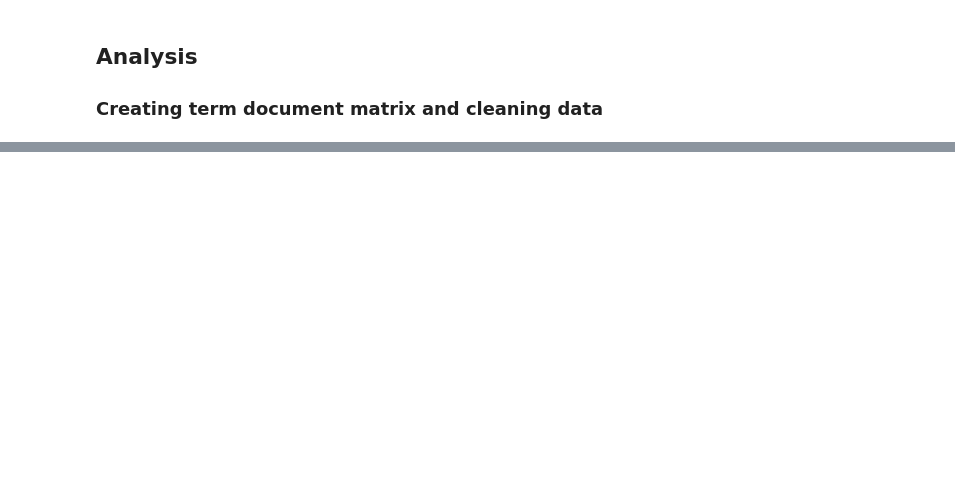
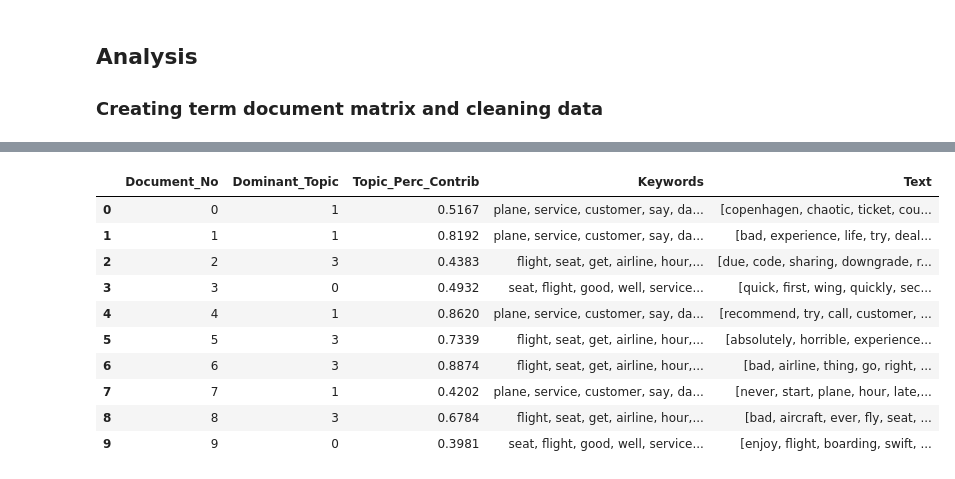
Before and after one commit to ansingh16/British-Airways-Internship, a Jupyter notebook: getting_started.ipynb, the cells around one changed output, grey strips where cells are left out. Drawn from its saved outputs; the diff is of its cells as text; code cells hidden in the pictures; blank space fills up the shorter version.

```diff
--- a/getting_started.ipynb
+++ b/getting_started.ipynb
@@ -247,0 +204,5 @@ term_document_matrix['total_count'].plot.bar()
+# %%
+# Read preprocessed data
+
+with open("../DS-data/prepro.json", "r") as fp:
+    prepro_data = json.load(fp)
@@ -247,0 +233,9 @@ term_document_matrix['total_count'].plot.bar()
+# %%
+# Import LDA model
+from gensim import  models
+
+lda_model = models.ldamodel.LdaModel.load('../DS-data/LDA_model')
+# %%
+for row_list in lda_model[word_corpus]:
+    print(row_list[0])
+    break
@@ -247,0 +244,25 @@ term_document_matrix['total_count'].plot.bar()
+# %%
+def format_topics_sentences(ldamodel=None, corpus=word_corpus, texts=data):
+    # Init output
+    sent_topics_df = pd.DataFrame()
+
+    # Get main topic in each document
+    for row_list in ldamodel[corpus]:
+        row = row_list[0] if ldamodel.per_word_topics else row_list
+        row = sorted(row, key=lambda x: (x[1]), reverse=True)
+        # Get the Dominant topic, Perc Contribution and Keywords for each document
+        for j, (topic_num, prop_topic) in enumerate(row):
+            if j == 0:  # => dominant topic
+                wp = ldamodel.show_topic(topic_num)
+                topic_keywords = ", ".join([word for word, prop in wp])
+                sent_topics_df = sent_topics_df.append(pd.Series([int(topic_num), round(prop_topic,4), topic_keywords]), ignore_index=True)
+            else:
+                break
+    sent_topics_df.columns = ['Dominant_Topic', 'Perc_Contribution', 'Topic_Keywords']
+
+    # Add original text to the end of the output
+    contents = pd.Series(texts)
+    sent_topics_df = pd.concat([sent_topics_df, contents], axis=1)
+    return(sent_topics_df)
+
+df_topic_sents_keywords = format_topics_sentences(ldamodel=lda_model, corpus=word_corpus, texts=prepro_data)
@@ -247,0 +304,18 @@ term_document_matrix['total_count'].plot.bar()
+# %%
+# Format
+df_dominant_topic = df_topic_sents_keywords.reset_index()
+df_dominant_topic.columns = ['Document_No', 'Dominant_Topic', 'Topic_Perc_Contrib', 'Keywords', 'Text']
+
+df_dominant_topic.head(10)
+# %% [output]
+|  | Document_No | Dominant_Topic | Topic_Perc_Contrib | Keywords | Text |
+| 0 | 0 | 1 | 0.5167 | plane, service, customer, say, da... | [copenhagen, chaotic, ticket, cou... |
+| 1 | 1 | 1 | 0.8192 | plane, service, customer, say, da... | [bad, experience, life, try, deal... |
+| 2 | 2 | 3 | 0.4383 | flight, seat, get, airline, hour,... | [due, code, sharing, downgrade, r... |
+| 3 | 3 | 0 | 0.4932 | seat, flight, good, well, service... | [quick, first, wing, quickly, sec... |
+| 4 | 4 | 1 | 0.8620 | plane, service, customer, say, da... | [recommend, try, call, customer, ... |
+| 5 | 5 | 3 | 0.7339 | flight, seat, get, airline, hour,... | [absolutely, horrible, experience... |
+| 6 | 6 | 3 | 0.8874 | flight, seat, get, airline, hour,... | [bad, airline, thing, go, right, ... |
+| 7 | 7 | 1 | 0.4202 | plane, service, customer, say, da... | [never, start, plane, hour, late,... |
+| 8 | 8 | 3 | 0.6784 | flight, seat, get, airline, hour,... | [bad, aircraft, ever, fly, seat, ... |
+| 9 | 9 | 0 | 0.3981 | seat, flight, good, well, service... | [enjoy, flight, boarding, swift, ... |
```
Also changed, not shown: parts of 12 cells of this notebook.
